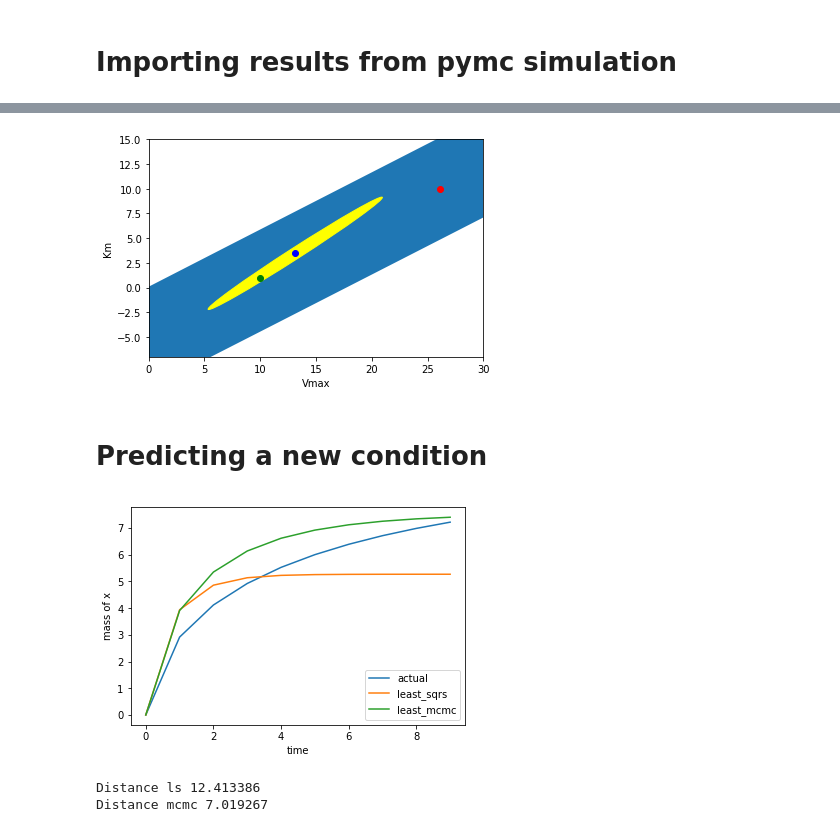
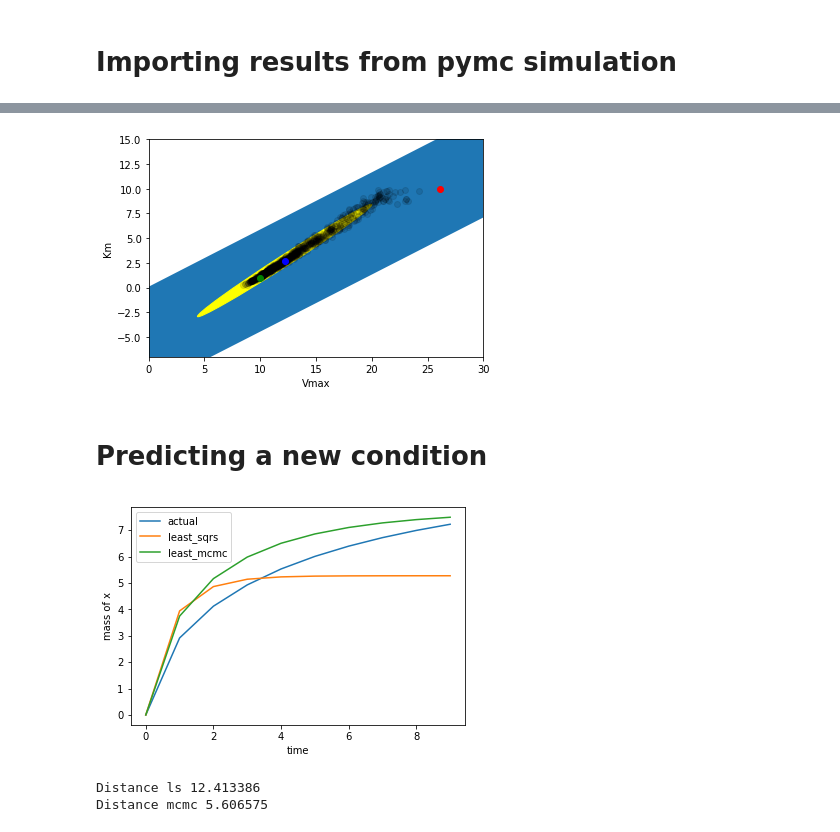
Before and after one commit to srossell/pymc_odeint, a Jupyter notebook: simplepathway/compare_leastsquares_mcmc_simplepathway.ipynb, the cells around one changed output, grey strips where cells are left out. Drawn from its saved outputs; the diff is of its cells as text; code cells hidden in the pictures.

```diff
--- a/simplepathway/compare_leastsquares_mcmc_simplepathway.ipynb
+++ b/simplepathway/compare_leastsquares_mcmc_simplepathway.ipynb
@@ -92,5 +92,5 @@ plt.plot(Vmax_actual, Km_actual, 'ko');
 # %%
-center_mcmc = mcmc[['Vmax', 'Km']].mean().values
+center_mcmc = mcmc[['Vmax', 'Km']].median().values
 e2 = ellipse_from_cov(mcmc[['Vmax', 'Km']].cov().values, center_mcmc)
 e2.set_color('yellow')
 fig, ax = plt.subplots()
@@ -107,20 +107,23 @@ ax.set_ylabel('Km');
 # %%
 e_large = ellipse_from_cov(cov, center_ls)
+e_large.set_zorder(0)
 e_small = ellipse_from_cov(mcmc[['Vmax', 'Km']].cov().values, center_mcmc)
 e_small.set_color('yellow')
+e_small.set_zorder(1)
 
 fig, ax = plt.subplots()
 ax.set_xlim(0, 30)
 ax.set_ylim(-7, 15)
 ax.add_artist(e_large)
 ax.add_artist(e_small)
-ax.plot(center_ls[0], center_ls[1], 'ro')
-ax.plot(center_mcmc[0], center_mcmc[1], 'bo')
-ax.plot(Vmax_actual, Km_actual, 'go')
+ax.scatter(mcmc['Vmax'], mcmc['Km'], color='k', alpha=0.1, zorder=3)
+ax.plot(center_ls[0], center_ls[1], 'ro', zorder=4)
+ax.plot(center_mcmc[0], center_mcmc[1], 'bo', zorder=5)
+ax.plot(Vmax_actual, Km_actual, 'go', zorder=6)
 ax.set_xlabel('Vmax')
 ax.set_ylabel('Km');
 # %% [output]
-[figure, old version]
+[figure, new version]
 # %% [markdown]
 # Predicting a new condition
 # %%
@@ -146,7 +149,7 @@ plt.legend()
 plt.xlabel('time')
 plt.ylabel('mass of x');
 # %% [output]
-[figure, old version]
+[figure, new version]
 # %%
 # Euclidean distances
 ss_ls = ((xt_actual - xt_ls)**2).sum()
@@ -155,4 +158,4 @@ print('Distance ls {0:2f}'.format(ss_ls))
 print('Distance mcmc {0:2f}'.format(ss_mcmc))
 # %% [output]
 Distance ls 12.413386
-Distance mcmc 7.019267
+Distance mcmc 5.606575
```
Also changed, not shown: parts of 2 cells of this notebook.
